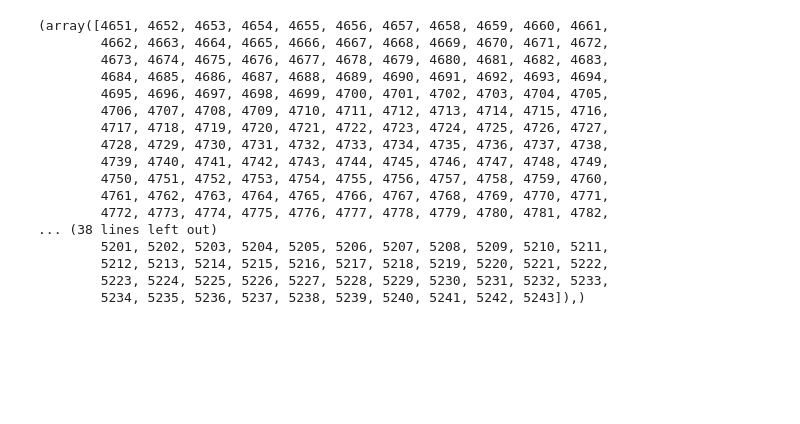
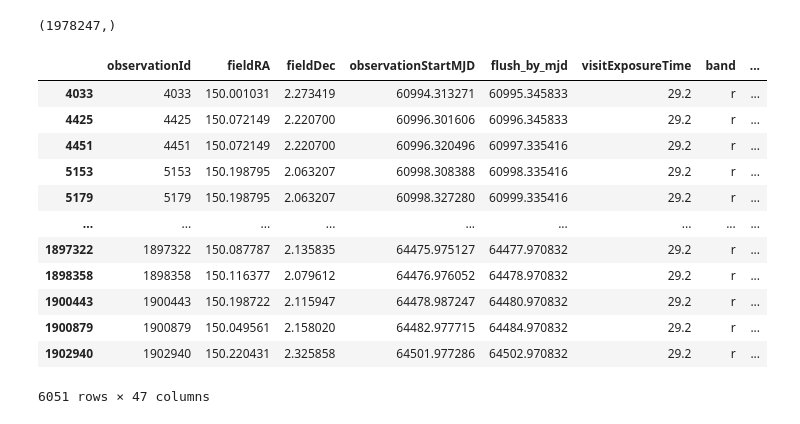
Before and after one commit to lsst-sims/sims_featureScheduler_runs4.3, a Jupyter notebook: ddf_ocean/inspect_ddf.ipynb, the cells around one changed output. Saved outputs shown, nothing was run; the diff lists cells and outputs as text; code cells hidden in the pictures; blank space fills up the shorter version.

```diff
--- a/ddf_ocean/inspect_ddf.ipynb
+++ b/ddf_ocean/inspect_ddf.ipynb
@@ -83,23 +67,11 @@ i pair_15, ri, b
 i pair_15, ri, b
 i pair_15, ri, b
 i pair_15, ri, b
-# %%
-indx
-# %% [output]
-(array([4651, 4652, 4653, 4654, 4655, 4656, 4657, 4658, 4659, 4660, 4661,
-        4662, 4663, 4664, 4665, 4666, 4667, 4668, 4669, 4670, 4671, 4672,
-        4673, 4674, 4675, 4676, 4677, 4678, 4679, 4680, 4681, 4682, 4683,
-        4684, 4685, 4686, 4687, 4688, 4689, 4690, 4691, 4692, 4693, 4694,
-        4695, 4696, 4697, 4698, 4699, 4700, 4701, 4702, 4703, 4704, 4705,
-        4706, 4707, 4708, 4709, 4710, 4711, 4712, 4713, 4714, 4715, 4716,
-        4717, 4718, 4719, 4720, 4721, 4722, 4723, 4724, 4725, 4726, 4727,
-        4728, 4729, 4730, 4731, 4732, 4733, 4734, 4735, 4736, 4737, 4738,
-        4739, 4740, 4741, 4742, 4743, 4744, 4745, 4746, 4747, 4748, 4749,
-        4750, 4751, 4752, 4753, 4754, 4755, 4756, 4757, 4758, 4759, 4760,
-        4761, 4762, 4763, 4764, 4765, 4766, 4767, 4768, 4769, 4770, 4771,
-        4772, 4773, 4774, 4775, 4776, 4777, 4778, 4779, 4780, 4781, 4782,
-... (38 lines left out)
-        5201, 5202, 5203, 5204, 5205, 5206, 5207, 5208, 5209, 5210, 5211,
-        5212, 5213, 5214, 5215, 5216, 5217, 5218, 5219, 5220, 5221, 5222,
-        5223, 5224, 5225, 5226, 5227, 5228, 5229, 5230, 5231, 5232, 5233,
-        5234, 5235, 5236, 5237, 5238, 5239, 5240, 5241, 5242, 5243]),)
+# %%
+visits_array = df.to_records()
+# %%
+ack = np.where((visits_array["filter"]=="r") & (visits_array["target_name"] == "DD:COSMOS"))[0]
+# %%
+visits_array.shape
+# %% [output]
+(1978247,)
@@ -105,0 +81,16 @@ indx
+# %%
+df.iloc[ack]
+# %% [output]
+|  | observationId | fieldRA | fieldDec | observationStartMJD | flush_by_mjd | visitExposureTime | band | ... |
+| 4033 | 4033 | 150.001031 | 2.273419 | 60994.313271 | 60995.345833 | 29.2 | r | ... |
+| 4425 | 4425 | 150.072149 | 2.220700 | 60996.301606 | 60996.345833 | 29.2 | r | ... |
+| 4451 | 4451 | 150.072149 | 2.220700 | 60996.320496 | 60997.335416 | 29.2 | r | ... |
+| 5153 | 5153 | 150.198795 | 2.063207 | 60998.308388 | 60998.335416 | 29.2 | r | ... |
+| 5179 | 5179 | 150.198795 | 2.063207 | 60998.327280 | 60999.335416 | 29.2 | r | ... |
+| ... | ... | ... | ... | ... | ... | ... | ... | ... |
+| 1897322 | 1897322 | 150.087787 | 2.135835 | 64475.975127 | 64477.970832 | 29.2 | r | ... |
+| 1898358 | 1898358 | 150.116377 | 2.079612 | 64476.976052 | 64478.970832 | 29.2 | r | ... |
+| 1900443 | 1900443 | 150.198722 | 2.115947 | 64478.987247 | 64480.970832 | 29.2 | r | ... |
+| 1900879 | 1900879 | 150.049561 | 2.158020 | 64482.977715 | 64484.970832 | 29.2 | r | ... |
+| 1902940 | 1902940 | 150.220431 | 2.325858 | 64501.977286 | 64502.970832 | 29.2 | r | ... |
+6051 rows × 47 columns
```
Also changed, not shown: parts of 12 cells of this notebook.
